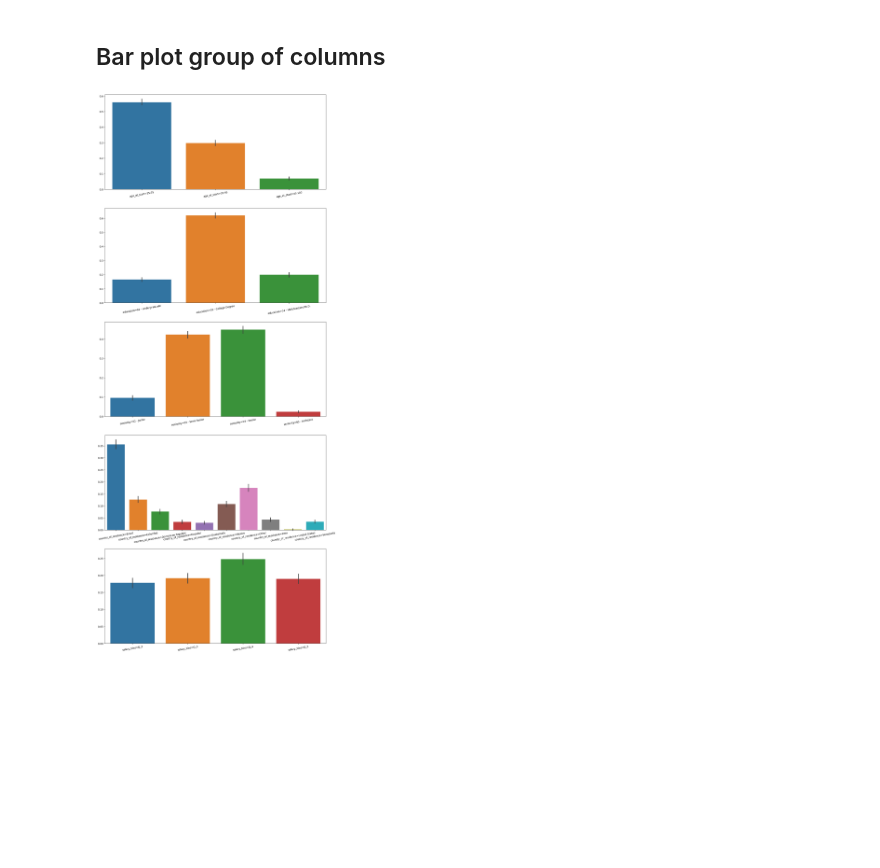
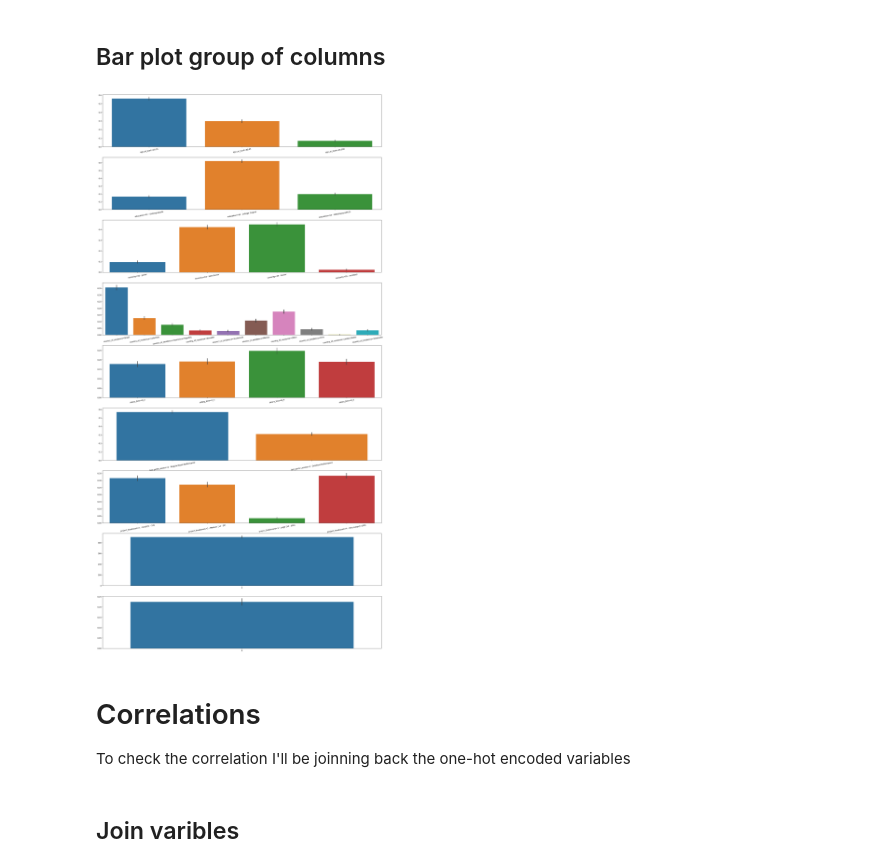
Before and after one commit to hugoabreu1002/MLChallenge, a Jupyter notebook: notebooks/exploring.ipynb, the cells around one changed output. Cells and saved outputs as stored; diff of their text form; code cells hidden in the pictures; blank space fills up the shorter version.

```diff
--- a/notebooks/exploring.ipynb
+++ b/notebooks/exploring.ipynb
@@ -45,16 +86,31 @@ dtype: object
 # %%
 age_group = ("Age", [column for column in df.columns if "age" in column])
 education_group = ("Education", [column for column in df.columns if "education" in column])
 seniority_group = ("Seniority", [column for column in df.columns if "seniority" in column])
 country_group = ("Country", [column for column in df.columns if "country" in column])
 salary_group = ("Salary", [column for column in df.columns if "salary" in column])
-groups = [age_group, education_group, seniority_group, country_group, salary_group]
+performance_group = (
+    "Performance", [column for column in df.columns if "Performance" in column])
+headcount_group = (
+    "Headcount", [column for column in df.columns if "headcount" in column])
+Time_group = (
+    "Time", ["T"])
+turnover_group = (
+    "Turnover", ["E"])
+groups = [age_group, education_group, seniority_group, country_group,
+          salary_group, performance_group, headcount_group, Time_group, turnover_group]
 
-f, axes = plt.subplots(5, 1)
-f.set_figwidth(16)
-f.set_figheight(40)
+f, axes = plt.subplots(len(groups), 1)
+f.set_figwidth(int(len(groups)*3))
+f.set_figheight(int(len(groups)*6))
 for i, group in enumerate(groups):
     sns.barplot(data=df[group[1]], ax=axes[i])
     axes[i].set_xticklabels(group[1], rotation = 10)
 # %% [output]
-[figure, old version]
+[figure, new version]
+# %% [markdown]
+# Correlations
+
+To check the correlation I'll be joinning back the one-hot encoded variables
+# %% [markdown]
+## Join varibles
```
Also changed, not shown: parts of 21 cells of this notebook.
